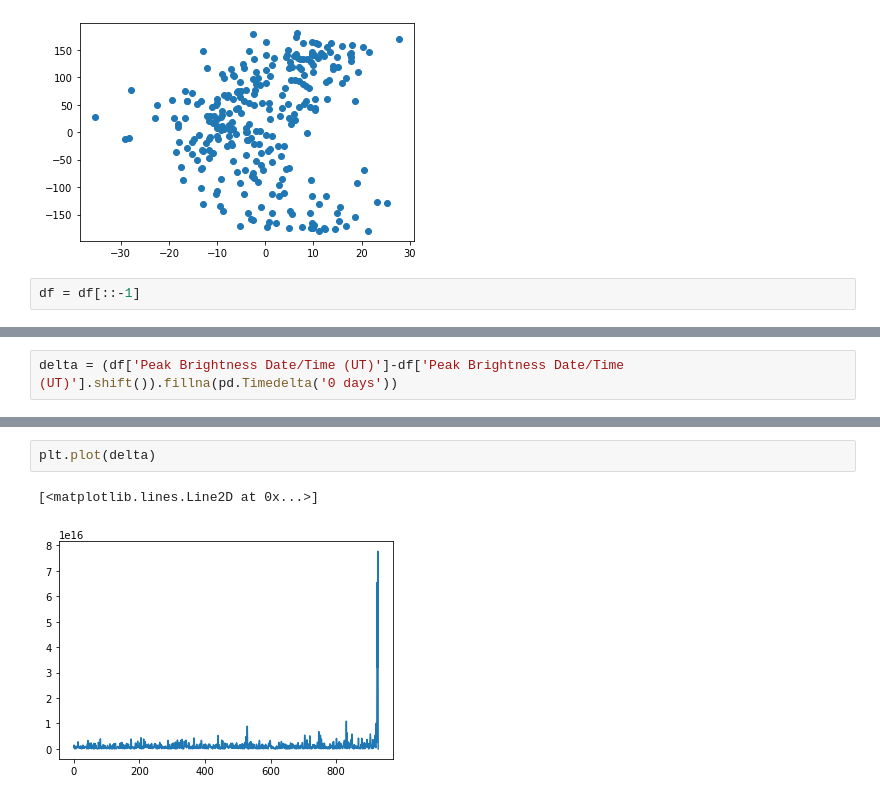
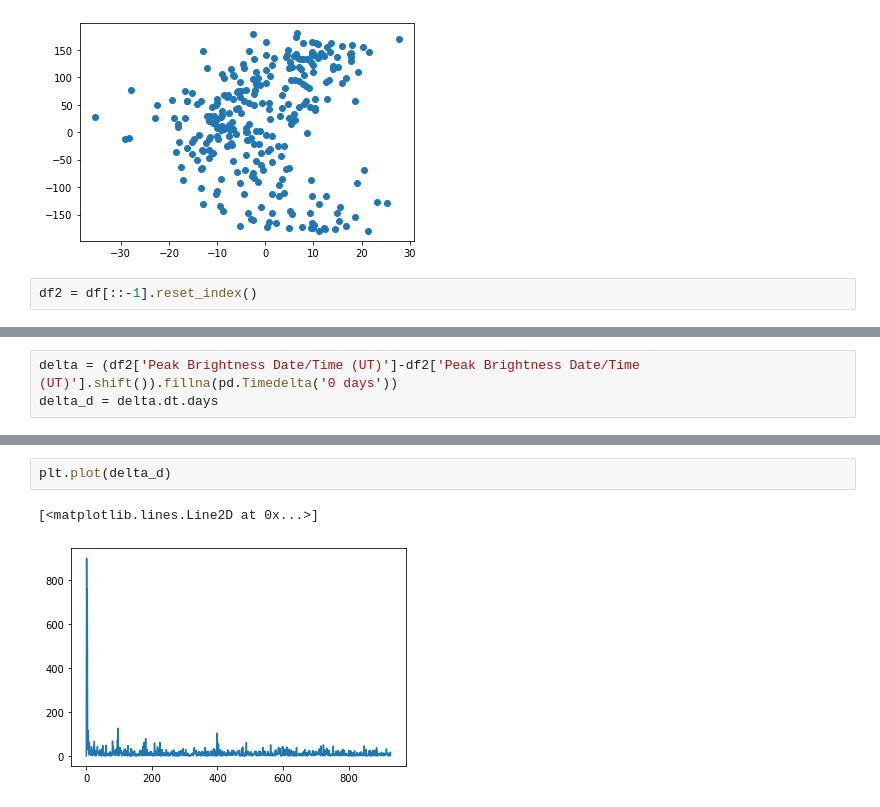
Before and after one commit to FireBall-CAPSTONE/FireBuddyAnalysis, a Jupyter notebook: fireballs.ipynb, the cells around one changed output, grey strips where cells are left out. Cells and saved outputs as stored; diff of their text form.

```diff
--- a/fireballs.ipynb
+++ b/fireballs.ipynb
@@ -193,4 +194,4 @@ plt.scatter(df['vx'], df['Long'])
 <matplotlib.collections.PathCollection at 0x...>
 [figure]
 # %%
-df = df[::-1]
+df2 = df[::-1].reset_index()
@@ -197,5 +214,6 @@ df = df[::-1]
 # %%
-delta = (df['Peak Brightness Date/Time (UT)']-df['Peak Brightness Date/Time (UT)'].shift()).fillna(pd.Timedelta('0 days'))
+delta = (df2['Peak Brightness Date/Time (UT)']-df2['Peak Brightness Date/Time (UT)'].shift()).fillna(pd.Timedelta('0 days'))
+delta_d = delta.dt.days
 # %%
 delta
 # %% [output]
@@ -213,6 +231,6 @@ delta
 Name: Peak Brightness Date/Time (UT), Length: 929, dtype: timedelta64[ns]
 # %%
-plt.plot(delta)
+plt.plot(delta_d)
 # %% [output]
 [<matplotlib.lines.Line2D at 0x...>]
-[figure, old version]
+[figure, new version]
```
Also changed, not shown: parts of 22 cells of this notebook.
